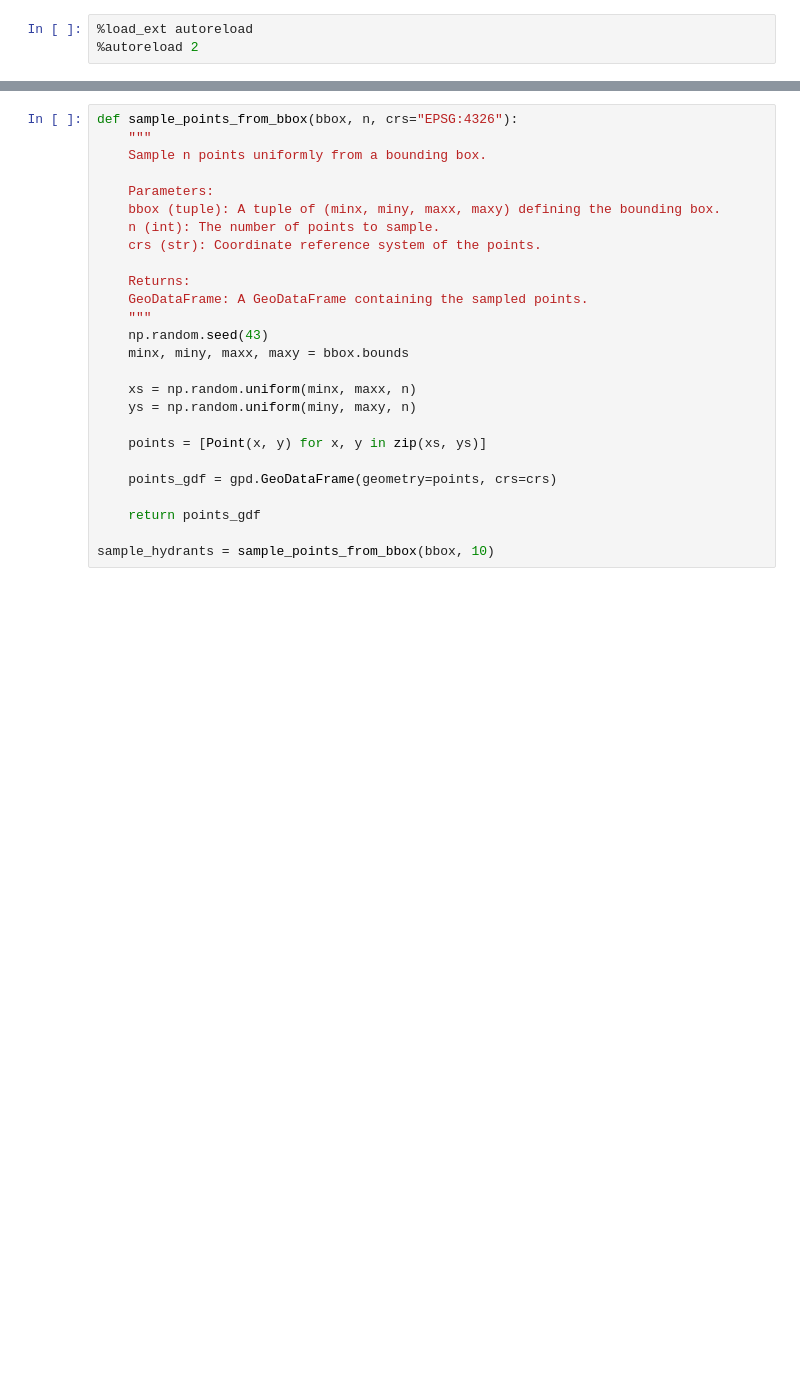
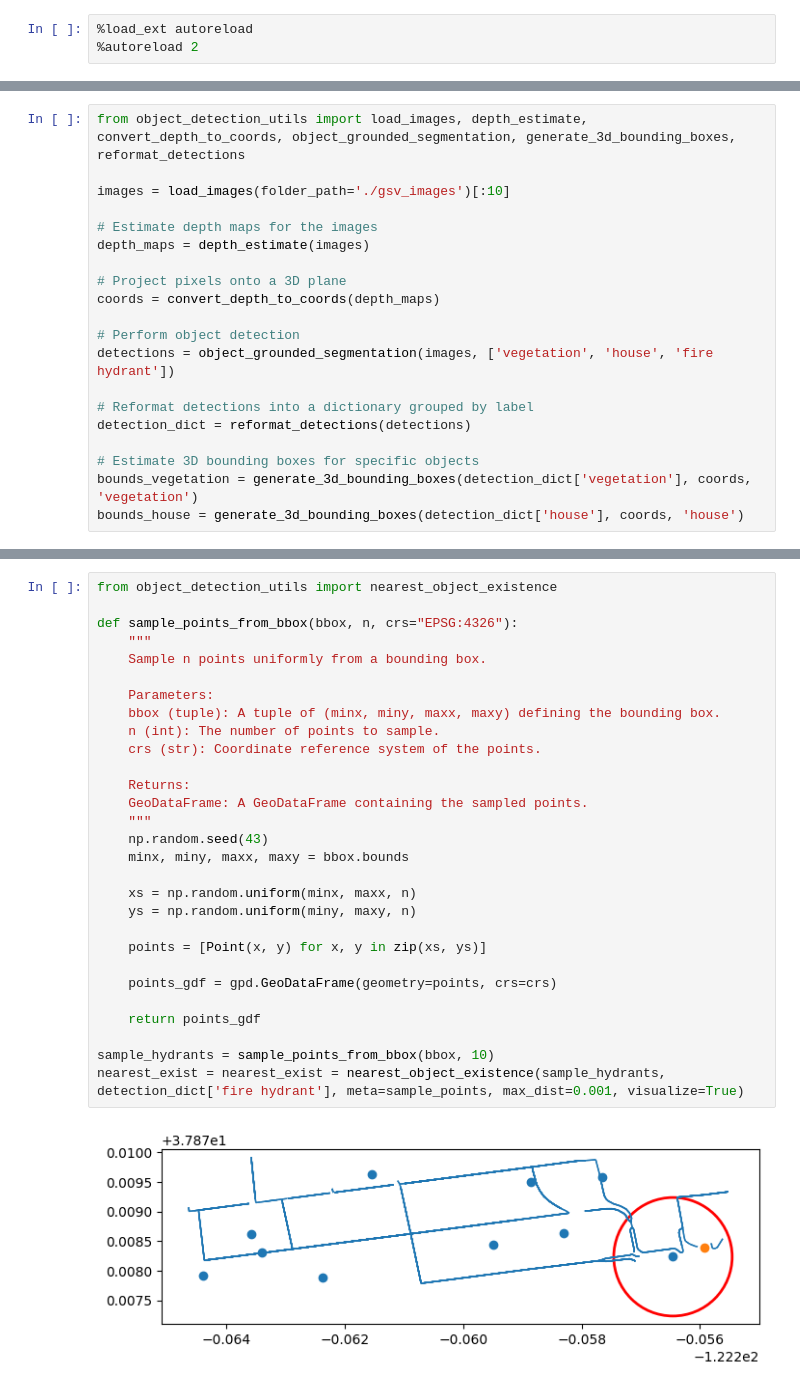
Before and after one commit to qlllllll/wildfire-prevention, a Jupyter notebook: gsv.ipynb, the cells around one changed output, grey strips where cells are left out. Drawn from its saved outputs; the diff is of its cells as text; blank space fills up the shorter version.

```diff
--- a/gsv.ipynb
+++ b/gsv.ipynb
@@ -129,0 +75,20 @@ Name: min_distance, dtype: object
+# %%
+from object_detection_utils import load_images, depth_estimate, convert_depth_to_coords, object_grounded_segmentation, generate_3d_bounding_boxes, reformat_detections
+
+images = load_images(folder_path='./gsv_images')[:10]
+
+# Estimate depth maps for the images
+depth_maps = depth_estimate(images)
+
+# Project pixels onto a 3D plane
+coords = convert_depth_to_coords(depth_maps)
+
+# Perform object detection
+detections = object_grounded_segmentation(images, ['vegetation', 'house', 'fire hydrant'])
+
+# Reformat detections into a dictionary grouped by label
+detection_dict = reformat_detections(detections)
+
+# Estimate 3D bounding boxes for specific objects
+bounds_vegetation = generate_3d_bounding_boxes(detection_dict['vegetation'], coords, 'vegetation')
+bounds_house = generate_3d_bounding_boxes(detection_dict['house'], coords, 'house')
@@ -130,26 +132,31 @@ Name: min_distance, dtype: object
 # %%
+from object_detection_utils import nearest_object_existence
+
 def sample_points_from_bbox(bbox, n, crs="EPSG:4326"):
     """
     Sample n points uniformly from a bounding box.
 
     Parameters:
     bbox (tuple): A tuple of (minx, miny, maxx, maxy) defining the bounding box.
     n (int): The number of points to sample.
     crs (str): Coordinate reference system of the points.
 
     Returns:
     GeoDataFrame: A GeoDataFrame containing the sampled points.
     """
     np.random.seed(43)
     minx, miny, maxx, maxy = bbox.bounds
 
     xs = np.random.uniform(minx, maxx, n)
     ys = np.random.uniform(miny, maxy, n)
 
     points = [Point(x, y) for x, y in zip(xs, ys)]
 
     points_gdf = gpd.GeoDataFrame(geometry=points, crs=crs)
 
     return points_gdf
 
 sample_hydrants = sample_points_from_bbox(bbox, 10)
+nearest_exist = nearest_exist = nearest_object_existence(sample_hydrants, detection_dict['fire hydrant'], meta=sample_points, max_dist=0.001, visualize=True)
+# %% [output]
+[figure, added]
```
Also changed, not shown: parts of 25 cells of this notebook.
